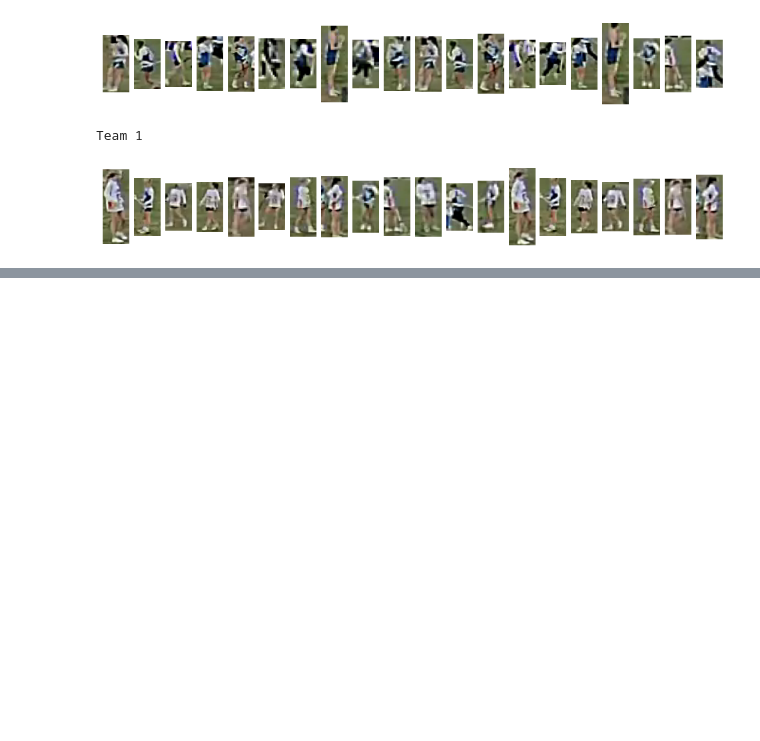
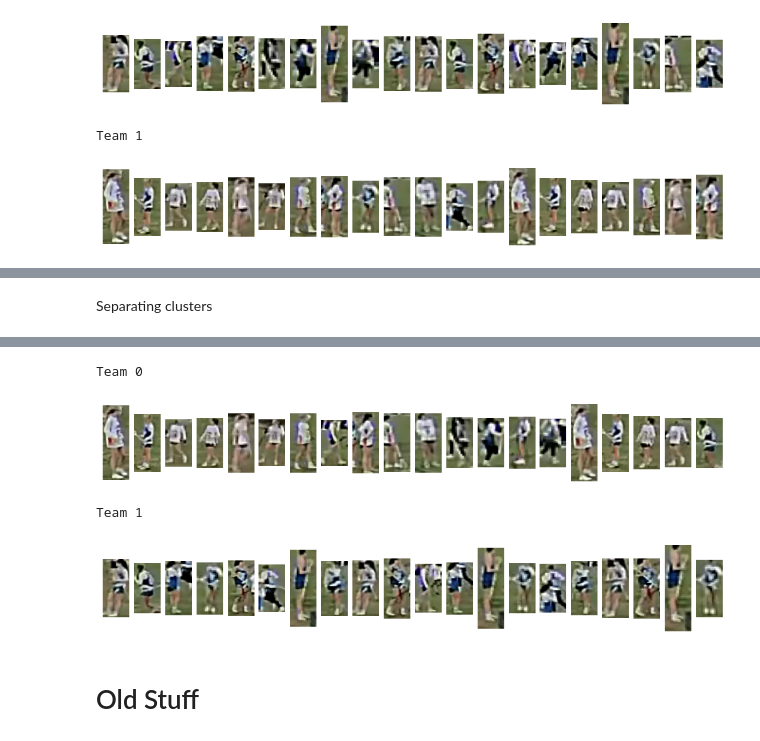
Before and after one commit to fmousinho/LaxAI, a Jupyter notebook: notebooks/notebook.ipynb, the cells around one changed output, grey strips where cells are left out. Cells and saved outputs as stored; diff of their text form; code cells hidden in the pictures; blank space fills up the shorter version.

```diff
--- a/notebooks/notebook.ipynb
+++ b/notebooks/notebook.ipynb
@@ -530,7 +541,7 @@ Masked ROI Crops (2 std):
 # %% [markdown]
 Fixing the interval
 # %%
-std = 1.6
+std = 1
 
 lower = grass_mean_color_lab - std * grass_std_color_lab
 upper = grass_mean_color_lab + std * grass_std_color_lab
@@ -636,0 +624,17 @@ sv.plot_images_grid(sig_team_1[:10], grid_size=(1, 10))
+# %%
+emb_provider = SiglipReID()
+crops_pil = []
+for i, masked_crop in enumerate(roi_crops_masked):
+    # Assume red background is [255, 0, 0] in RGB (or [0, 0, 255] in BGR)
+    # If your masked_crop is RGB:
+    masked_crop_rgb = masked_crop.copy()
+    red_mask = np.all(masked_crop == [255, 0, 0], axis=-1)
+    # If your masked_crop is BGR, use [0, 0, 255] instead
+    masked_crop_rgb[red_mask] = [255, 255, 255]
+    masked_crop_pil = Image.fromarray(masked_crop_rgb, mode="RGB")
+    crops_pil.append(masked_crop_pil.copy())
+
+embs = emb_provider.get_emb_from_crops(crops_pil, format="Pillow")
+
+REDUCER = umap.UMAP(n_components=3)
+embs_3d = REDUCER.fit_transform(embs)
@@ -636,0 +643,16 @@ sv.plot_images_grid(sig_team_1[:10], grid_size=(1, 10))
+# %% [markdown]
+Separating clusters
+# %%
+kmeans = KMeans(n_clusters=2, random_state=42)
+embs_np = np.array(embs_3d)
+team_identifier = kmeans.fit_predict(embs_np)
+
+team_0 = [cv2.cvtColor(crop, cv2.COLOR_RGB2BGR) for crop, team in zip(crops_for_team_id, team_identifier) if team == 0]
+team_1 = [cv2.cvtColor(crop, cv2.COLOR_RGB2BGR) for crop, team in zip(crops_for_team_id, team_identifier) if team == 1]
+
+print("Team 0")
+sv.plot_images_grid(team_0[:20], grid_size=(1, 20))
+
+print("Team 1")
+sv.plot_images_grid(team_1[:20], grid_size=(1, 20))
+# %% [output]
@@ -637,3 +662,9 @@ sv.plot_images_grid(sig_team_1[:10], grid_size=(1, 10))
+Team 0
+[figure, added]
+Team 1
+[figure, added]
+# %% [markdown]
+# Old Stuff #
 # %%
 team_array = []
 for crop in crops:
```
Also changed, not shown: parts of 30 cells of this notebook.
